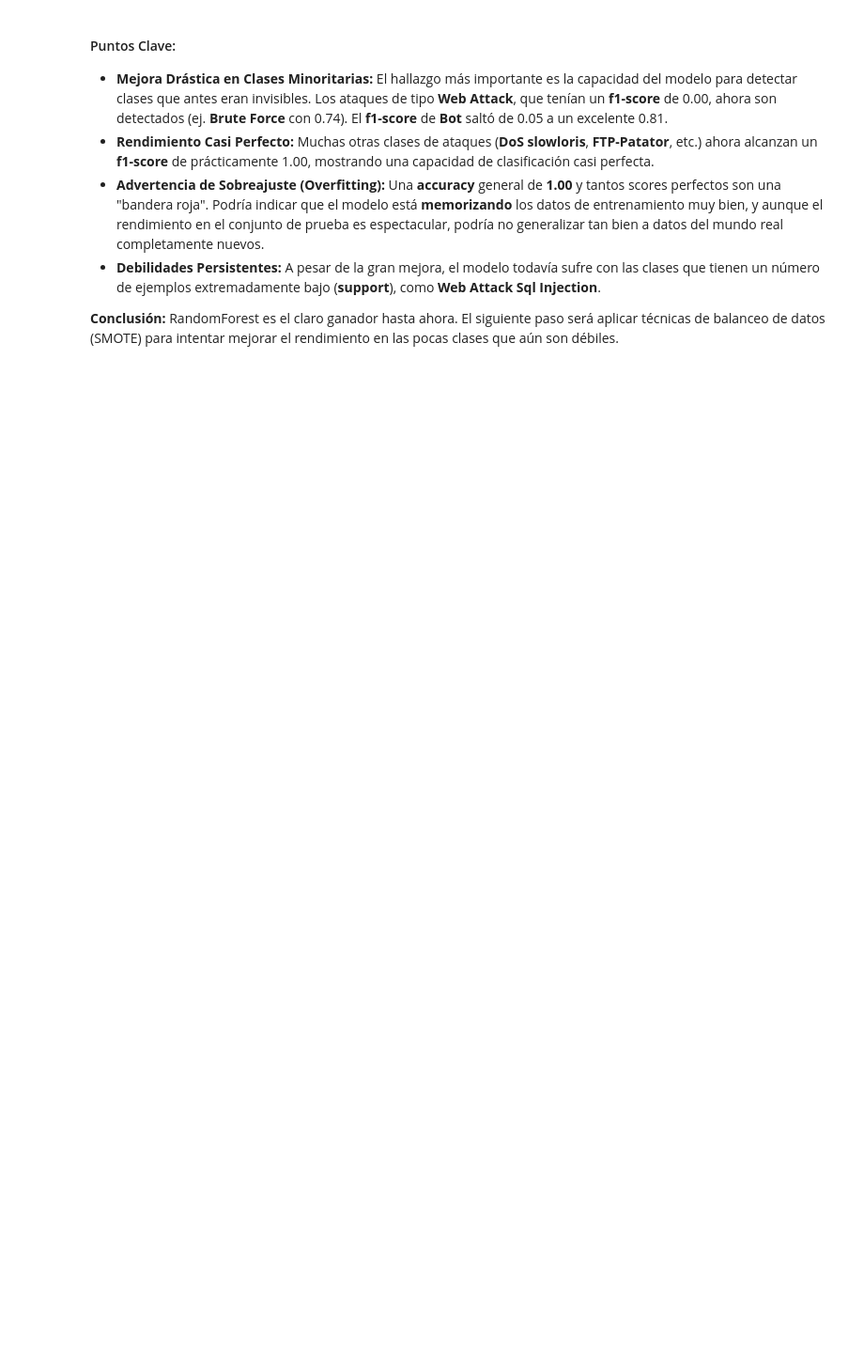
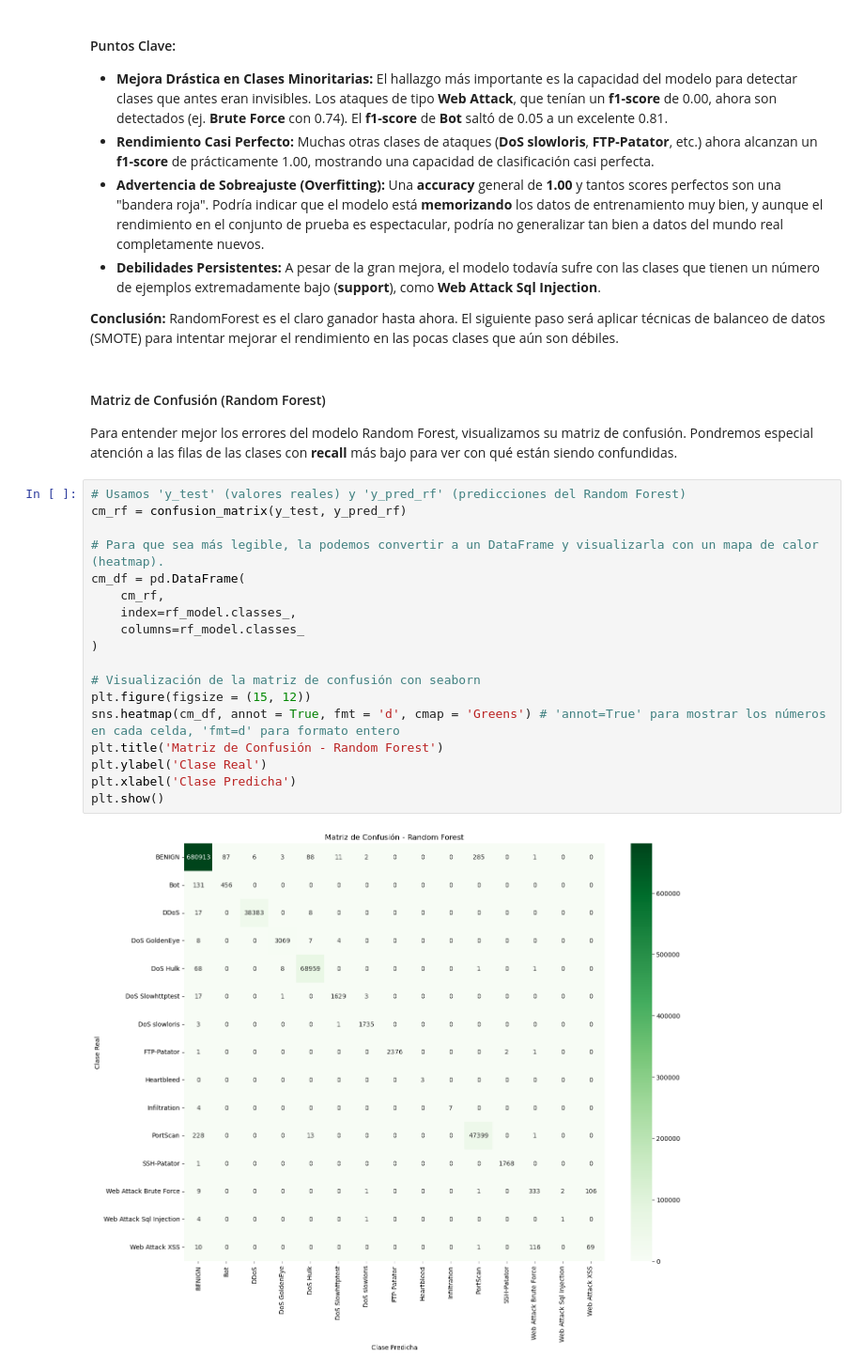
Before and after one commit to mauucrv/Detector-De-Intrusiones, a Jupyter notebook: notebooks/03_model_training_and_evaluation.ipynb, the cells around one changed output. Shown: that part at 94% size. Drawn from its saved outputs; the diff is of its cells as text; blank space fills up the shorter version.

Commit message:
feat: Añade y analiza la matriz de confusión para el Random Forest

```diff
--- a/notebooks/03_model_training_and_evaluation.ipynb
+++ b/notebooks/03_model_training_and_evaluation.ipynb
@@ -147,3 +149,26 @@ El **RandomForestClassifier** demuestra ser un modelo **significativamente super
 * **Debilidades Persistentes:** A pesar de la gran mejora, el modelo todavía sufre con las clases que tienen un número de ejemplos extremadamente bajo (**support**), como **Web Attack Sql Injection**.
 
 **Conclusión:** RandomForest es el claro ganador hasta ahora. El siguiente paso será aplicar técnicas de balanceo de datos (SMOTE) para intentar mejorar el rendimiento en las pocas clases que aún son débiles.
+# %% [markdown]
+#### Matriz de Confusión (Random Forest)
+Para entender mejor los errores del modelo Random Forest, visualizamos su matriz de confusión. Pondremos especial atención a las filas de las clases con **recall** más bajo para ver con qué están siendo confundidas.
+# %%
+# Usamos 'y_test' (valores reales) y 'y_pred_rf' (predicciones del Random Forest)
+cm_rf = confusion_matrix(y_test, y_pred_rf)
+
+# Para que sea más legible, la podemos convertir a un DataFrame y visualizarla con un mapa de calor (heatmap).
+cm_df = pd.DataFrame(
+    cm_rf,
+    index=rf_model.classes_,
+    columns=rf_model.classes_
+)
+
+# Visualización de la matriz de confusión con seaborn
+plt.figure(figsize = (15, 12))
+sns.heatmap(cm_df, annot = True, fmt = 'd', cmap = 'Greens') # 'annot=True' para mostrar los números en cada celda, 'fmt=d' para formato entero
+plt.title('Matriz de Confusión - Random Forest')
+plt.ylabel('Clase Real')
+plt.xlabel('Clase Predicha')
+plt.show()
+# %% [output]
+[figure, added]
```
Also changed, not shown: parts of 2 cells of this notebook.
